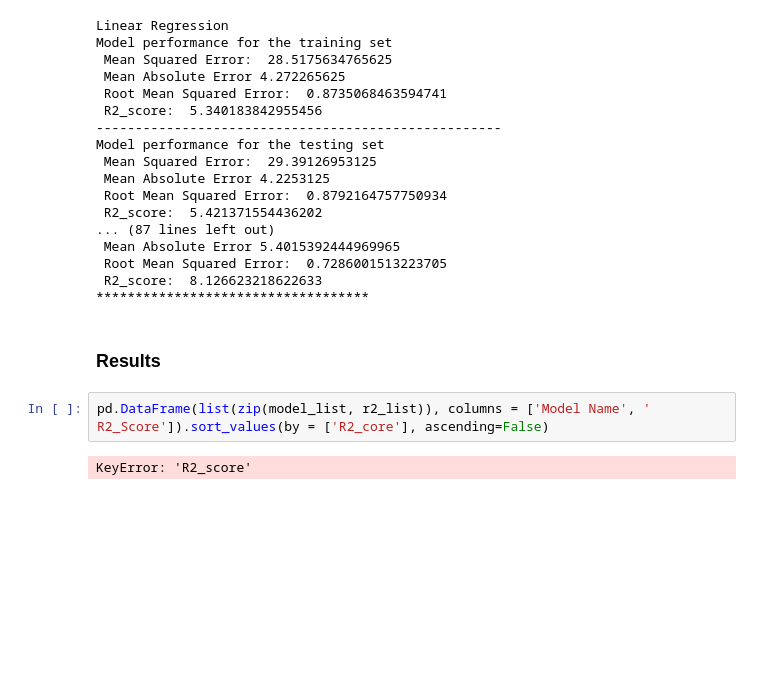
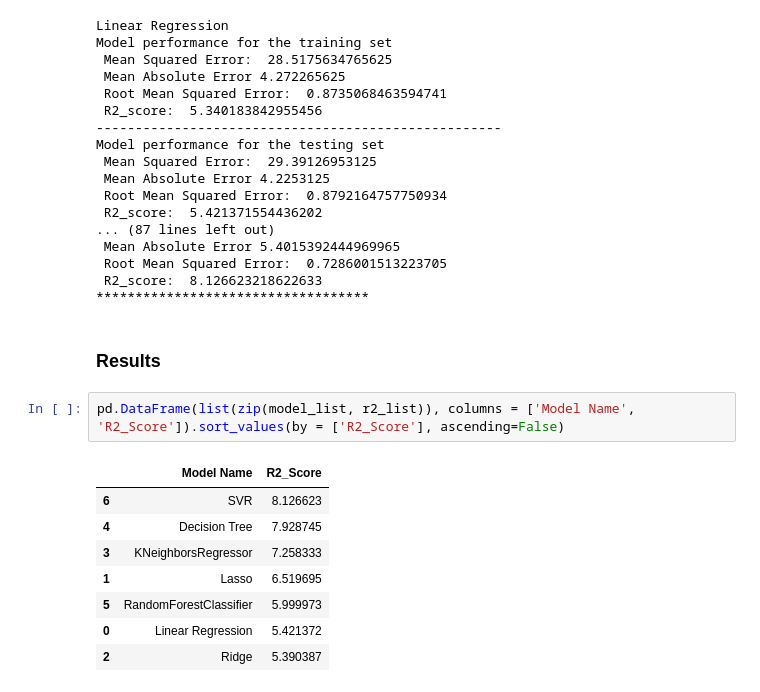
Before and after one commit to Rafe2001/MLproject_End_to_End, a Jupyter notebook: notebook/model_training.ipynb, the cells around one changed output. Drawn from its saved outputs; the diff is of its cells as text; blank space fills up the shorter version.

```diff
--- a/notebook/model_training.ipynb
+++ b/notebook/model_training.ipynb
@@ -158,6 +158,13 @@ Model performance for the testing set
 # %% [markdown]
 ### Results
 # %%
-pd.DataFrame(list(zip(model_list, r2_list)), columns = ['Model Name', ' R2_Score']).sort_values(by = ['R2_core'], ascending=False)
+pd.DataFrame(list(zip(model_list, r2_list)), columns = ['Model Name', 'R2_Score']).sort_values(by = ['R2_Score'], ascending=False)
 # %% [output]
-KeyError: 'R2_score'
+|  | Model Name | R2_Score |
+| 6 | SVR | 8.126623 |
+| 4 | Decision Tree | 7.928745 |
+| 3 | KNeighborsRegressor | 7.258333 |
+| 1 | Lasso | 6.519695 |
+| 5 | RandomForestClassifier | 5.999973 |
+| 0 | Linear Regression | 5.421372 |
+| 2 | Ridge | 5.390387 |
```
Also changed, not shown: parts of 4 cells of this notebook.
